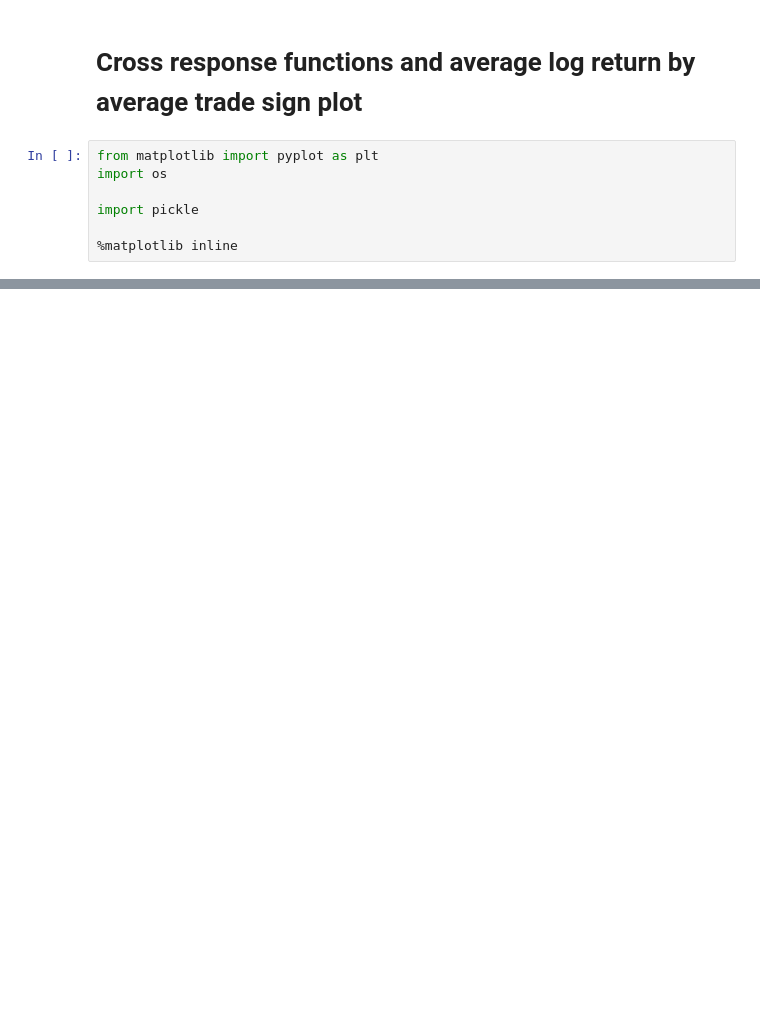
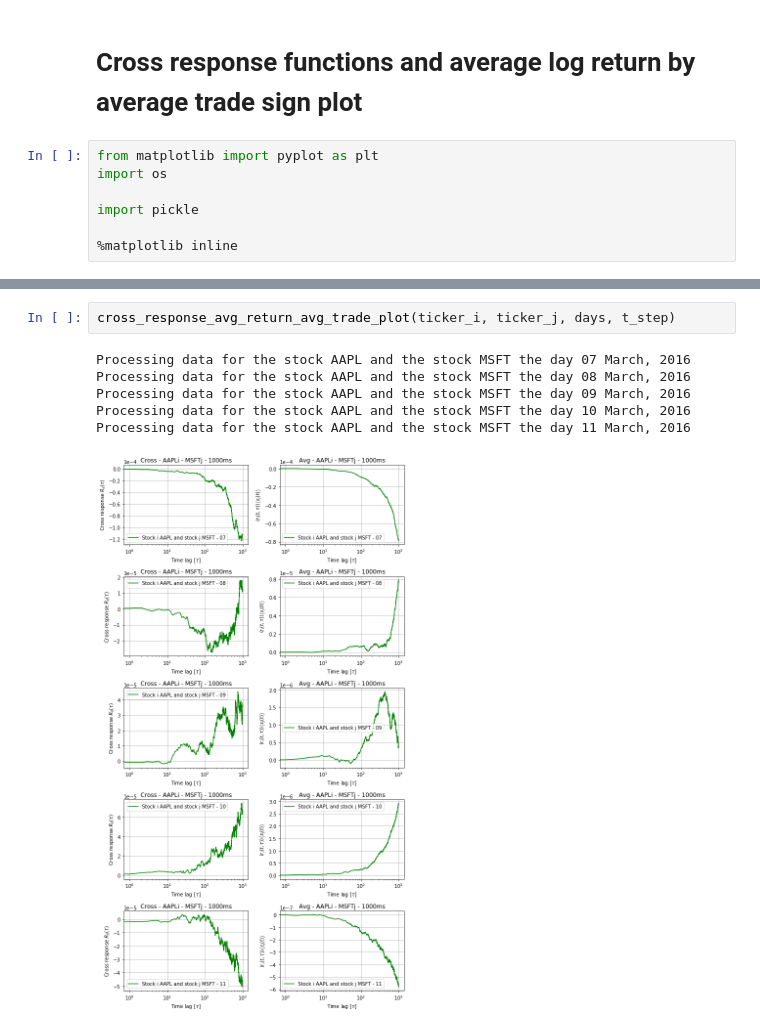
Before and after one commit to juanhenao21/financial_response_spread_year, a Jupyter notebook: Cross_response_individual_stock/Algorithms/cross_response_avg_return_avg_trade_plot.ipynb, the cells around one changed output, grey strips where cells are left out. Drawn from its saved outputs; the diff is of its cells as text; blank space fills up the shorter version.

```diff
--- a/Cross_response_individual_stock/Algorithms/cross_response_avg_return_avg_trade_plot.ipynb
+++ b/Cross_response_individual_stock/Algorithms/cross_response_avg_return_avg_trade_plot.ipynb
@@ -51,0 +86,9 @@ plt.savefig('cross_response_avg_comparison_%s_%s_%dms.png' % (ticker_i, ticker_j
+# %%
+cross_response_avg_return_avg_trade_plot(ticker_i, ticker_j, days, t_step)
+# %% [output]
+Processing data for the stock AAPL and the stock MSFT the day 07 March, 2016
+Processing data for the stock AAPL and the stock MSFT the day 08 March, 2016
+Processing data for the stock AAPL and the stock MSFT the day 09 March, 2016
+Processing data for the stock AAPL and the stock MSFT the day 10 March, 2016
+Processing data for the stock AAPL and the stock MSFT the day 11 March, 2016
+[figure, added]
```
Also changed, not shown: parts of 3 cells of this notebook, 6 other files.
